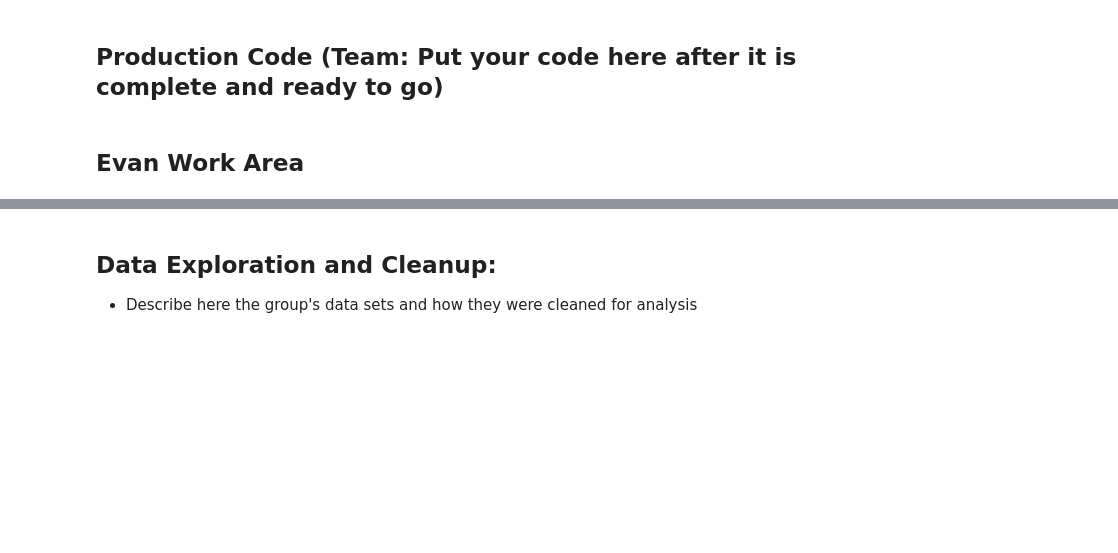
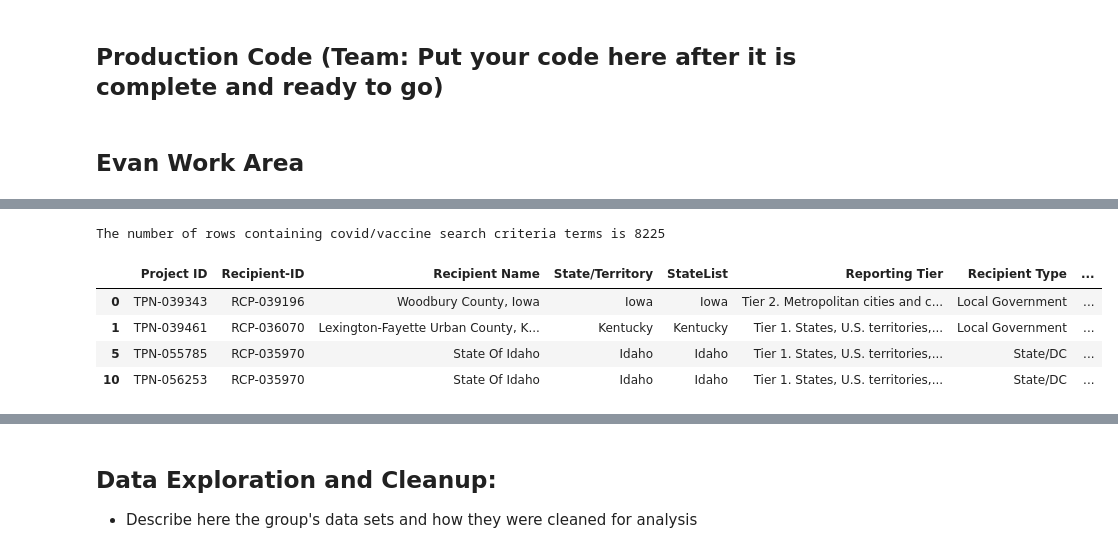
Before and after one commit to Evdawg/Project_1_Covid_Data, a Jupyter notebook: Project_1_covid.ipynb, the cells around one changed output, grey strips where cells are left out. Drawn from its saved outputs; the diff is of its cells as text; code cells hidden in the pictures; blank space fills up the shorter version.

```diff
--- a/Project_1_covid.ipynb
+++ b/Project_1_covid.ipynb
@@ -24,11 +24,14 @@ all_states_sheet = Path("Resources/EARN_all_states.csv")
 
 
 # Read csv file(s) as a DataFrame
-all_states_df = pd.read_csv(all_states_sheet)
-
-
-# merge csv files (if applicable)
+all_states_df = pd.read_csv(all_states_sheet, skipinitialspace= True)
 
 
 # preview the raw DataFrame
+print(len(all_states_df['Project ID']))
 all_states_df.head()
+
+
+all_states_df.columns = all_states_df.columns.str.strip()
+
+print(all_states_df.columns)
@@ -53,0 +60,10 @@ state_spending_df = # vaccine_projects_df.groupby(['State/Territory']).sum(['Ado
+# %%
+# Drop these rows where the column has NaN value
+    # source: https://towardsdatascience.com/how-to-drop-rows-in-pandas-dataframes-with-nan-values-in-certain-columns-7613ad1a7f25
+
+all_states_df = all_states_df.dropna(subset=['Project Description'], how='all')
+
+# confirm 4 rows were dropped by reviewing column length count:
+
+print(f'The DataFrame now has {len(all_states_df["Project ID"])} rows of data.')
+all_states_df.head(1)
@@ -53,0 +74,6 @@ state_spending_df = # vaccine_projects_df.groupby(['State/Territory']).sum(['Ado
+# %%
+# Make the Project Description values all lowercase for value search:
+all_states_df['Project Description'] = all_states_df['Project Description'].str.lower()
+
+print(f'The Project Description column has been set to lowercase for all string values:')
+all_states_df.head(2)
@@ -53,0 +85,25 @@ state_spending_df = # vaccine_projects_df.groupby(['State/Territory']).sum(['Ado
+# %%
+# Brainstorm a list of words to filter the 'Project Description' column by.
+    ## this list will be used to filter that column so that we are only working with projects that
+    ## are actually covid related.
+
+# TODO: confirm string case does not affect search results. eg) lowercase moderna vs Moderna.
+search_term_list = ['covid', 'covid-19', 'vaccine', 'vaccination', 'vaccinated', 'moderna', 'pfizer', 'johnson & johnson', 'janssen']
+# %%
+# Filter the dataframe column 'Project Description'
+    ## source: https://stackoverflow.com/questions/28679930/how-to-drop-rows-from-pandas-data-frame-that-contains-a-particular-string-in-a-p
+
+
+covid_projects_df = all_states_df[all_states_df['Project Description'].str.contains('|'.join(search_term_list))]
+
+
+# print(len(all_states_df['Project Description']))
+print(f'The number of rows containing covid/vaccine search criteria terms is {len(covid_projects_df["Project ID"])}')
+covid_projects_df.head(4)
+# %% [output]
+The number of rows containing covid/vaccine search criteria terms is 8225
+|  | Project ID | Recipient-ID | Recipient Name | State/Territory | StateList | Reporting Tier | Recipient Type | ... |
+| 0 | TPN-039343 | RCP-039196 | Woodbury County, Iowa | Iowa | Iowa | Tier 2. Metropolitan cities and c... | Local Government | ... |
+| 1 | TPN-039461 | RCP-036070 | Lexington-Fayette Urban County, K... | Kentucky | Kentucky | Tier 1. States, U.S. territories,... | Local Government | ... |
+| 5 | TPN-055785 | RCP-035970 | State Of Idaho | Idaho | Idaho | Tier 1. States, U.S. territories,... | State/DC | ... |
+| 10 | TPN-056253 | RCP-035970 | State Of Idaho | Idaho | Idaho | Tier 1. States, U.S. territories,... | State/DC | ... |
```
Also changed, not shown: parts of 18 cells of this notebook, 1 other file.
